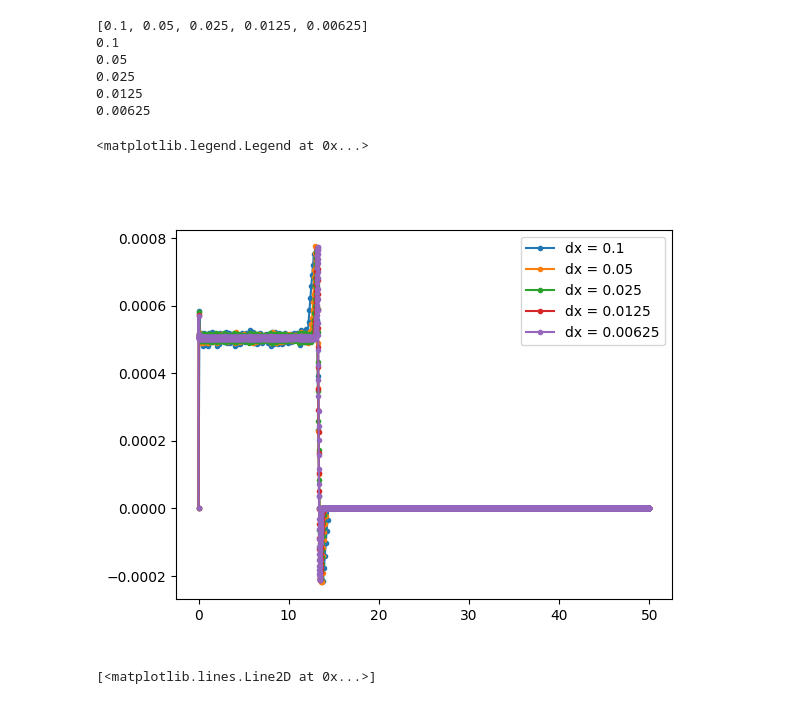
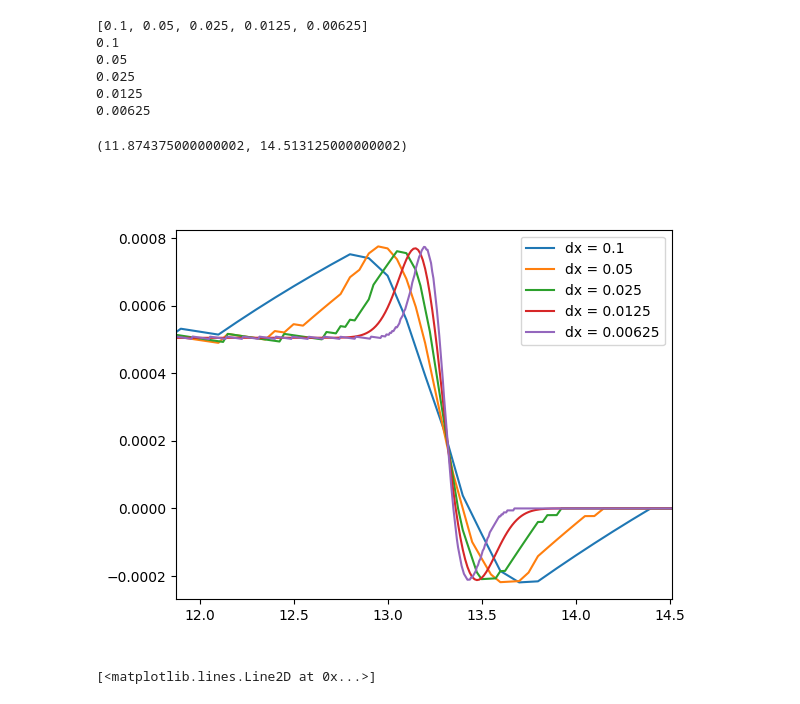
Before and after one commit to LoreCip/LQG-BH-Collapse, a Jupyter notebook: Notebooks/godunov.ipynb, the cells around one changed output. Saved outputs shown, nothing was run; the diff lists cells and outputs as text; code cells hidden in the pictures.

```diff
--- a/Notebooks/godunov.ipynb
+++ b/Notebooks/godunov.ipynb
@@ -112,16 +116,18 @@ for k, dx in enumerate(dxs):
+# %%
+import pickle
+with open('results/godunov_multipleRes.pickle', 'rb') as handle:
+    saved = pickle.load(handle)
 # %%
 fig = plt.figure()
 # plt.plot(X, Rho1, label = f"dx = {saved[k]['dx']}")
 for k in range(len(dxs)):
-    plt.plot(saved[k]['x'], saved[k]['rho'], '.-', label = f"dx = {saved[k]['dx']}")
-
-
+    plt.plot(saved[k]['x'], saved[k]['rho'], label = f"dx = {saved[k]['dx']}")
 
 plt.legend()
-# plt.xlim(0.9*X[np.argmax(Rho1)], 1.1*X[np.argmax(Rho1)])
+plt.xlim(0.9*X[np.argmax(Rho1)], 1.1*X[np.argmax(Rho1)])
 # %% [output]
-<matplotlib.legend.Legend at 0x...>
+(11.874375000000002, 14.513125000000002)
-[figure, old version]
+[figure, new version]
 # %%
 Is = {}
 
```
Also changed, not shown: parts of 1 cell of this notebook, 9 other files.
